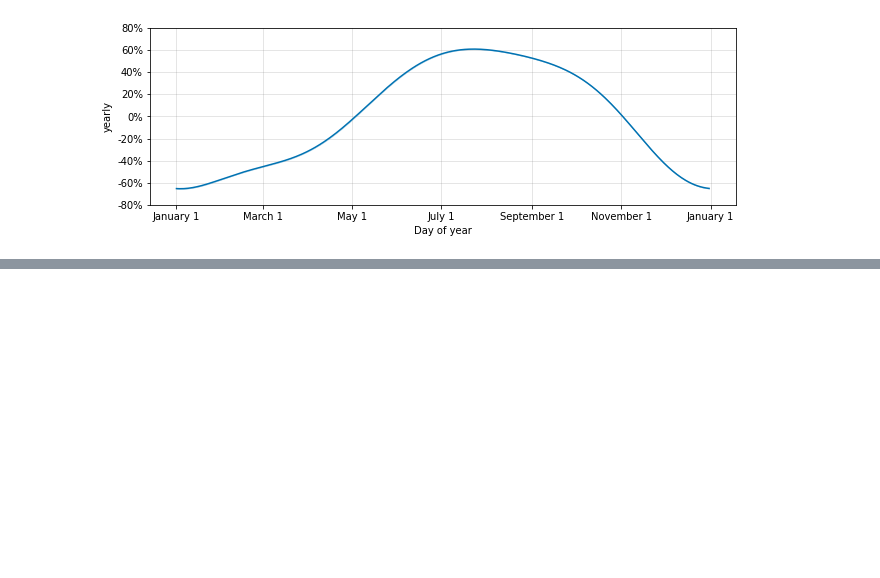
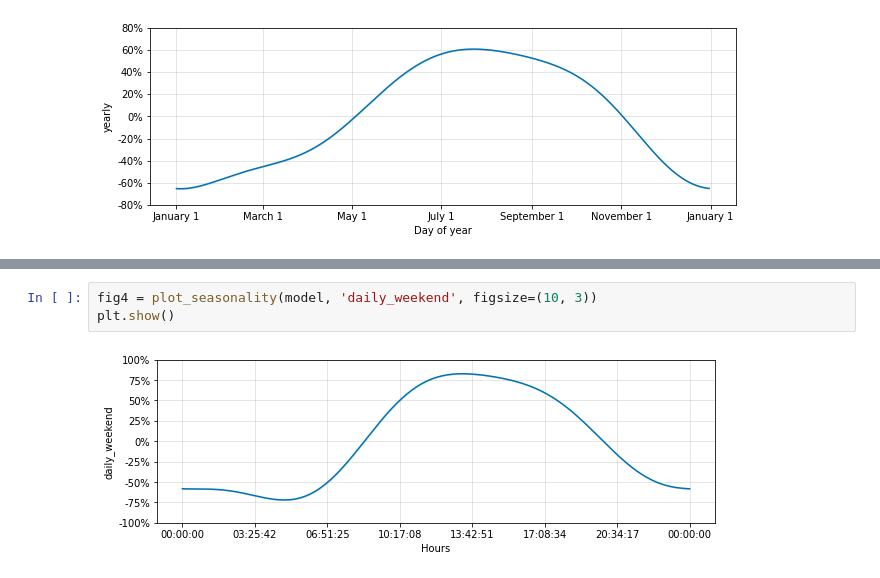
Before and after one commit to caiosainvallio/time-series, a Jupyter notebook: prophet/03_seasonality.ipynb, the cells around one changed output, grey strips where cells are left out. Drawn from its saved outputs; the diff is of its cells as text; blank space fills up the shorter version.

```diff
--- a/prophet/03_seasonality.ipynb
+++ b/prophet/03_seasonality.ipynb
@@ -133,0 +228,5 @@ plt.show()
+# %%
+fig4 = plot_seasonality(model, 'daily_weekend', figsize=(10, 3))
+plt.show()
+# %% [output]
+[figure, added]
```
Also changed, not shown: parts of 19 cells of this notebook.
